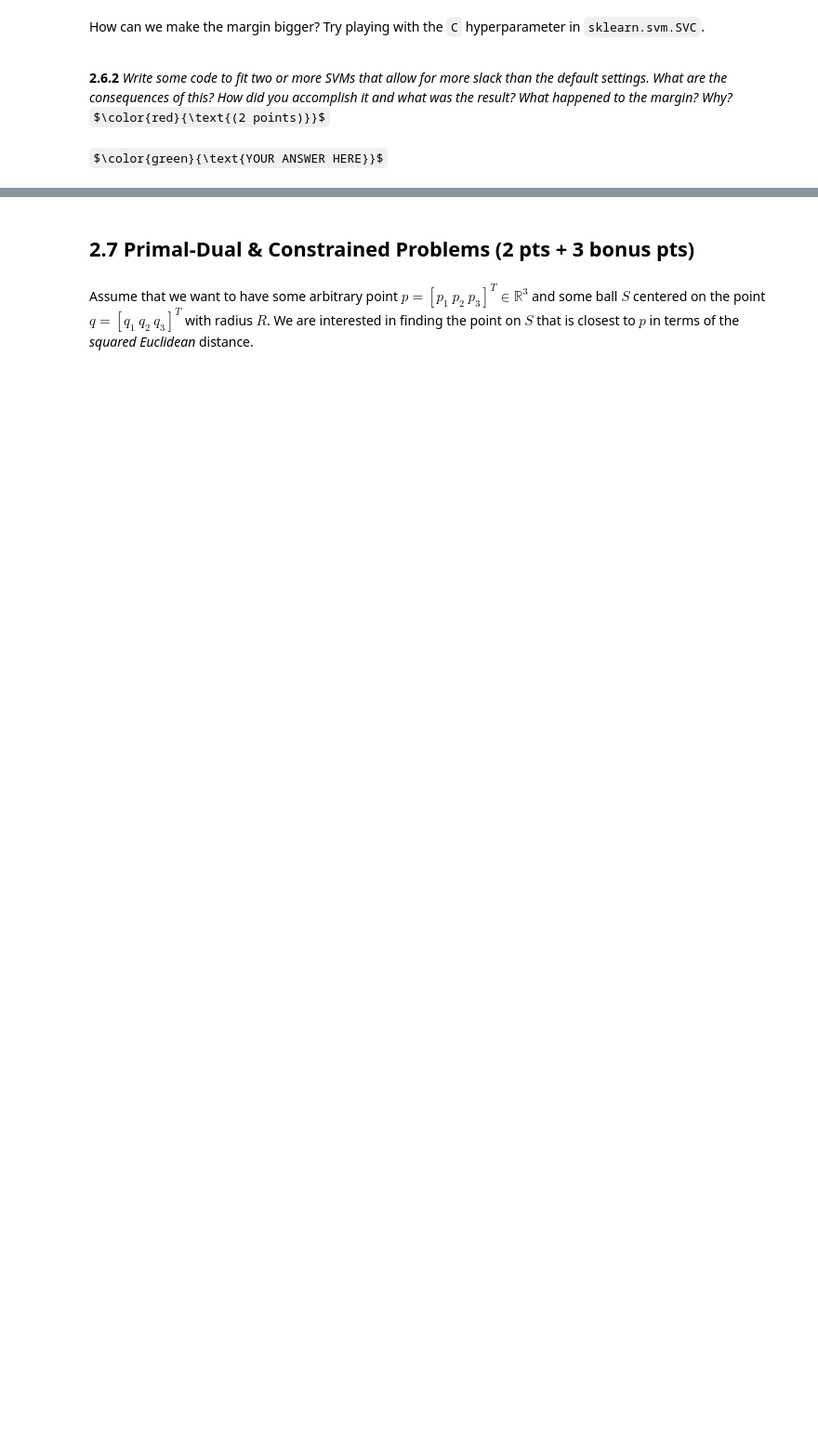
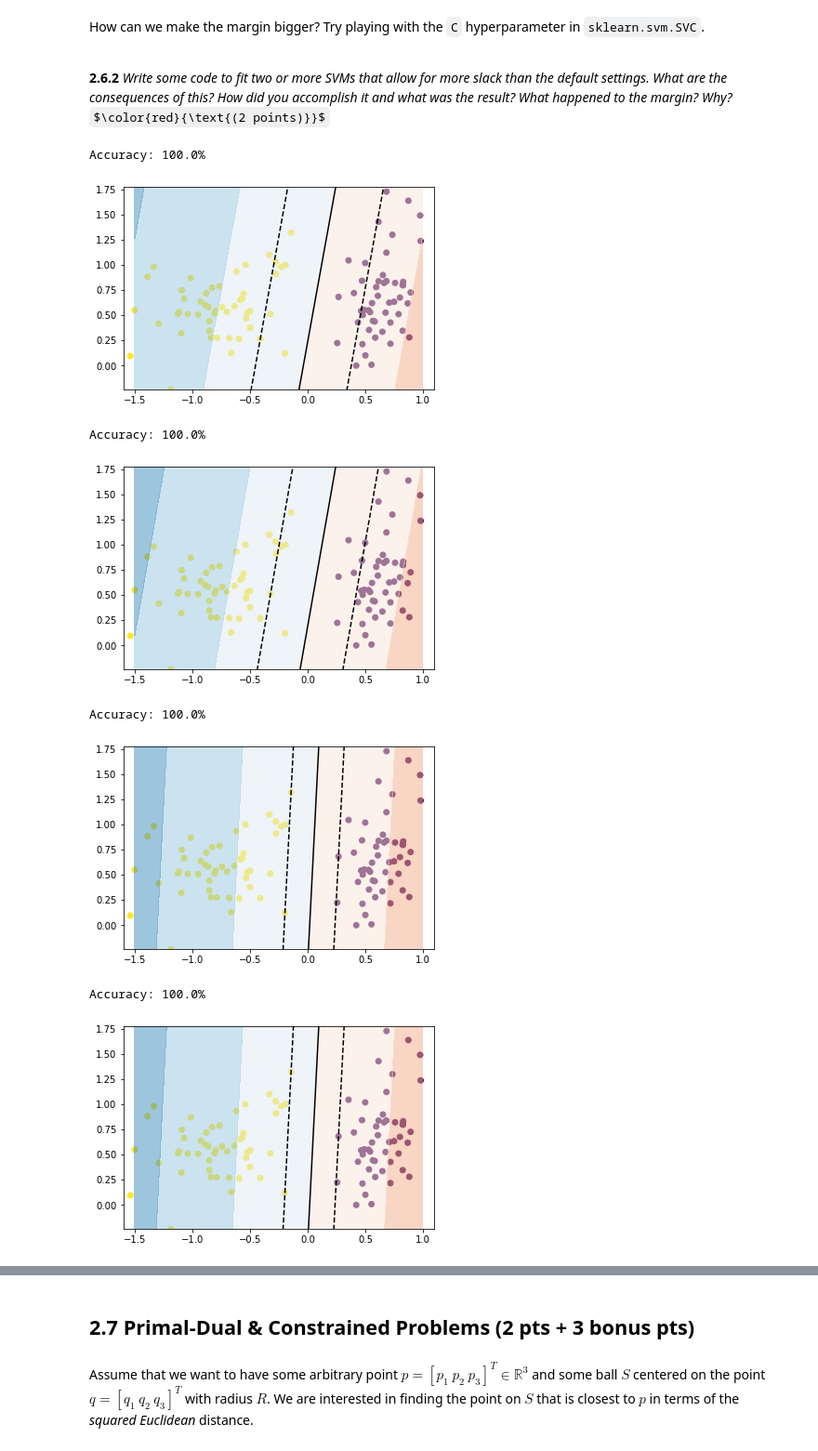
Before and after one commit to rafaelweinert/DD1420_ML_Excercises, a Jupyter notebook: DD1420_HT23_Ex2_STUDENT_VERSION_v3.ipynb, the cells around one changed output, grey strips where cells are left out. Shown at 93% size. Drawn from its saved outputs; the diff is of its cells as text; code cells hidden in the pictures; some formulas as TeX source; blank space fills up the shorter version.

```diff
--- a/DD1420_HT23_Ex2_STUDENT_VERSION_v3.ipynb
+++ b/DD1420_HT23_Ex2_STUDENT_VERSION_v3.ipynb
@@ -777,6 +779,9 @@ plt.scatter(x=xs[:, 0], y=xs[:, 1], c=ys);
 # %%
 from sklearn.svm import SVC
 
-# YOUR CODE HERE
+model = SVC(kernel = 'linear')
+model.fit(xs, ys)
+ys_pred = model.predict(xs)
+
 
 print("Accuracy: {}%".format(100.0 * np.mean(ys == ys_pred)))
@@ -832,2 +839,24 @@ How can we make the margin bigger? Try playing with the `C` hyperparameter in `s
-# %% [markdown]
-$\color{green}{\text{YOUR ANSWER HERE}}$
+# %%
+def create_SVM(xs, ys, C):
+    model = SVC(kernel = 'linear', C=C)
+    model.fit(xs, ys)
+    ys_pred = model.predict(xs)
+
+
+    print("Accuracy: {}%".format(100.0 * np.mean(ys == ys_pred)))
+    return model
+
+models = []
+for c in [0.5, 1, 40, 300]:
+    model = create_SVM(xs, ys, c)
+    models.append(model)
+    plot_svm(model,xs,ys,c)
+# %% [output]
+Accuracy: 100.0%
+[figure, added]
+Accuracy: 100.0%
+[figure, added]
+Accuracy: 100.0%
+[figure, added]
+Accuracy: 100.0%
+[figure, added]
```
Also changed, not shown: parts of 25 cells of this notebook.
